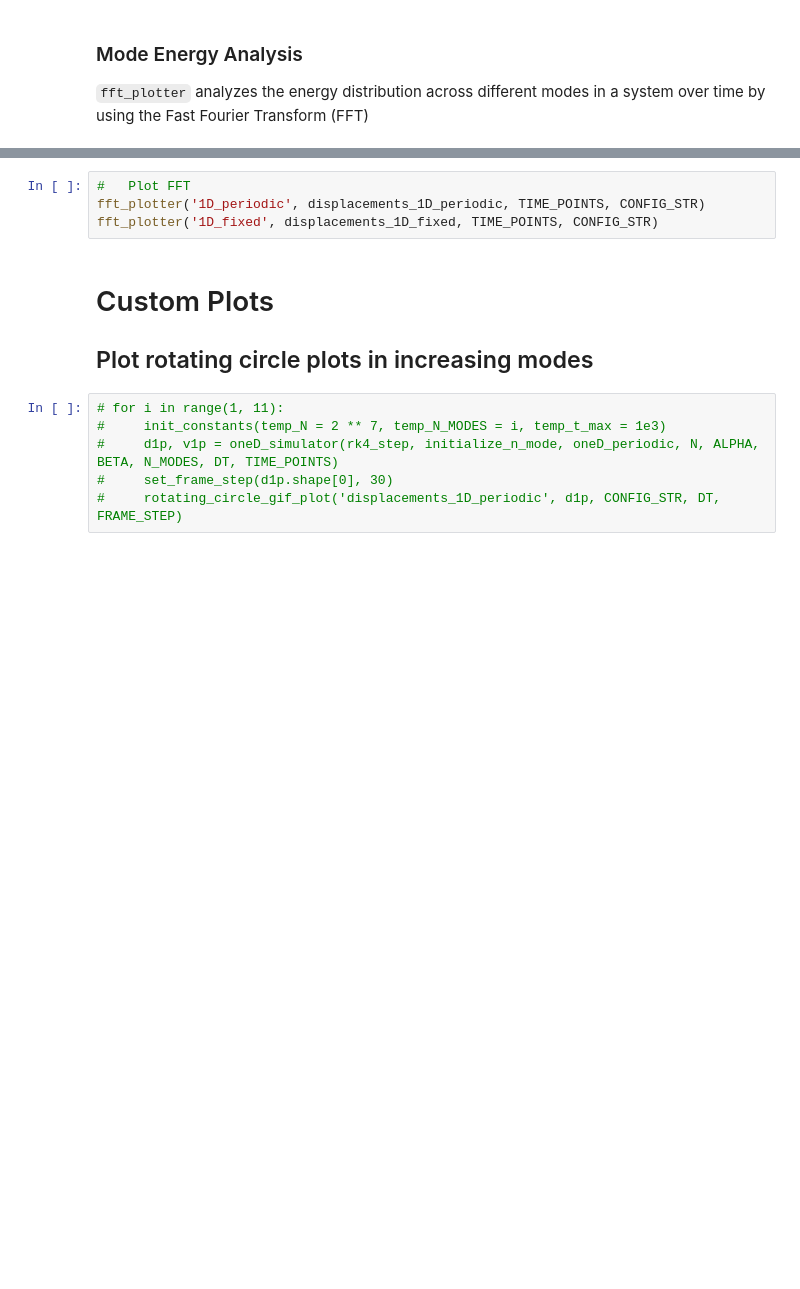
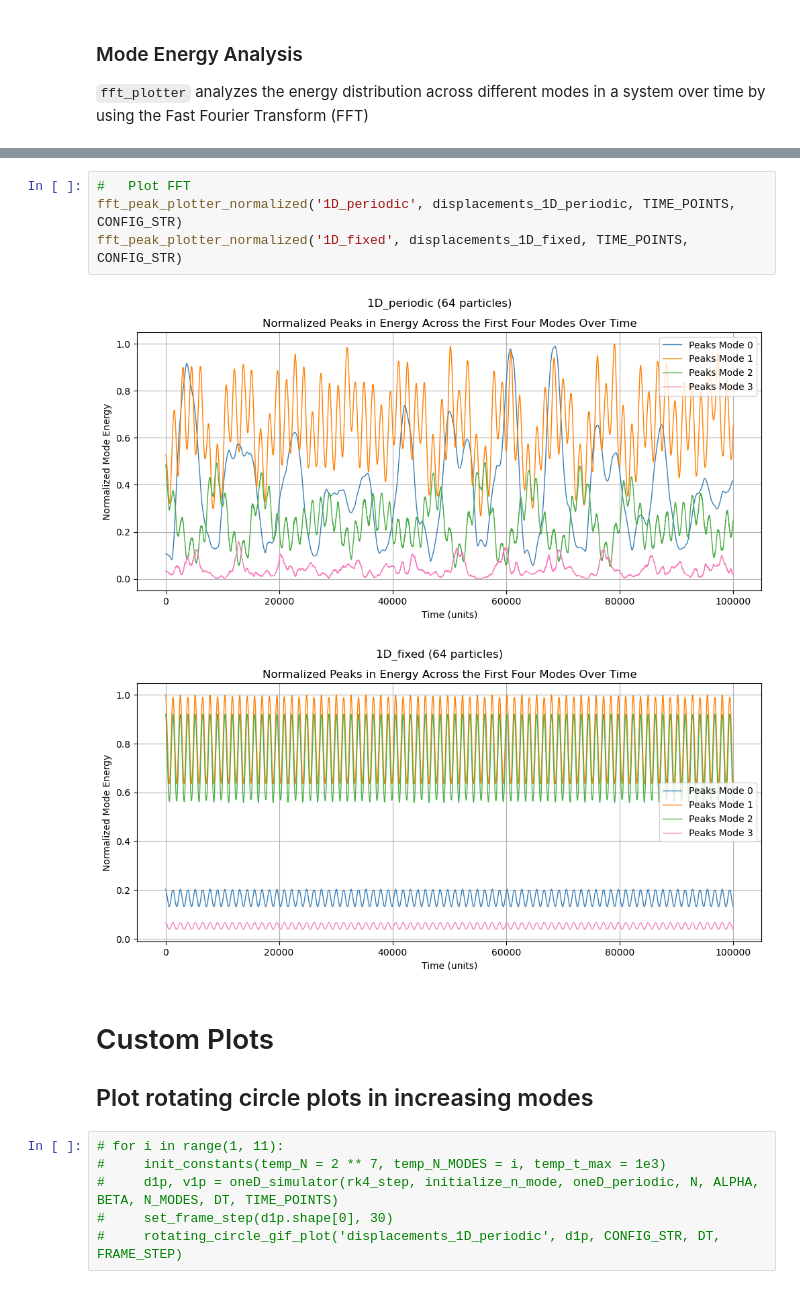
Before and after one commit to raw-asparagus/FPUT_Simulator, a Jupyter notebook: project.ipynb, the cells around one changed output, grey strips where cells are left out. Cells and saved outputs as stored; diff of their text form; blank space fills up the shorter version.

```diff
--- a/project.ipynb
+++ b/project.ipynb
@@ -986,7 +1044,10 @@ def fft_plotter(fn, displacements, temp_time_points, config_str):
 # %%
 #   Plot FFT
-fft_plotter('1D_periodic', displacements_1D_periodic, TIME_POINTS, CONFIG_STR)
-fft_plotter('1D_fixed', displacements_1D_fixed, TIME_POINTS, CONFIG_STR)
+fft_peak_plotter_normalized('1D_periodic', displacements_1D_periodic, TIME_POINTS, CONFIG_STR)
+fft_peak_plotter_normalized('1D_fixed', displacements_1D_fixed, TIME_POINTS, CONFIG_STR)
+# %% [output]
+[figure, added]
+[figure, added]
 # %% [markdown]
 # Custom Plots
 ## Plot rotating circle plots in increasing modes
```
Also changed, not shown: parts of 12 cells of this notebook, 30 other files.
